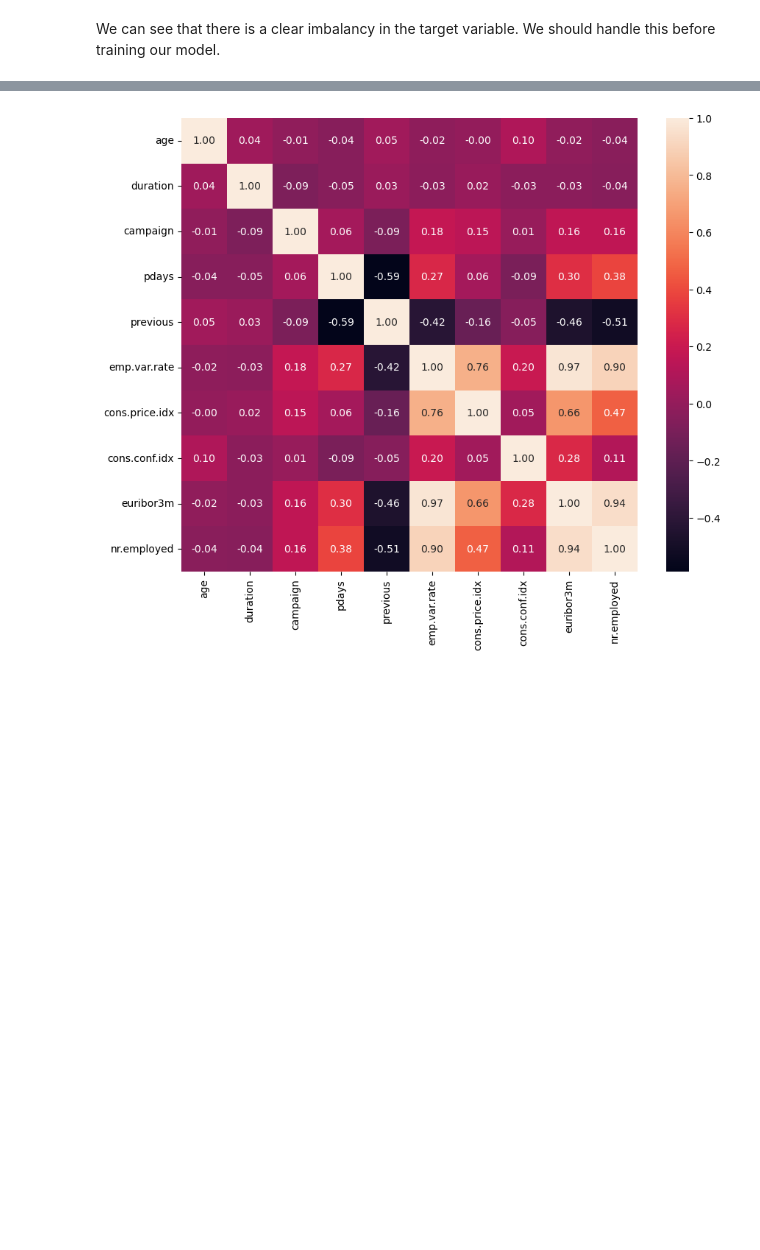
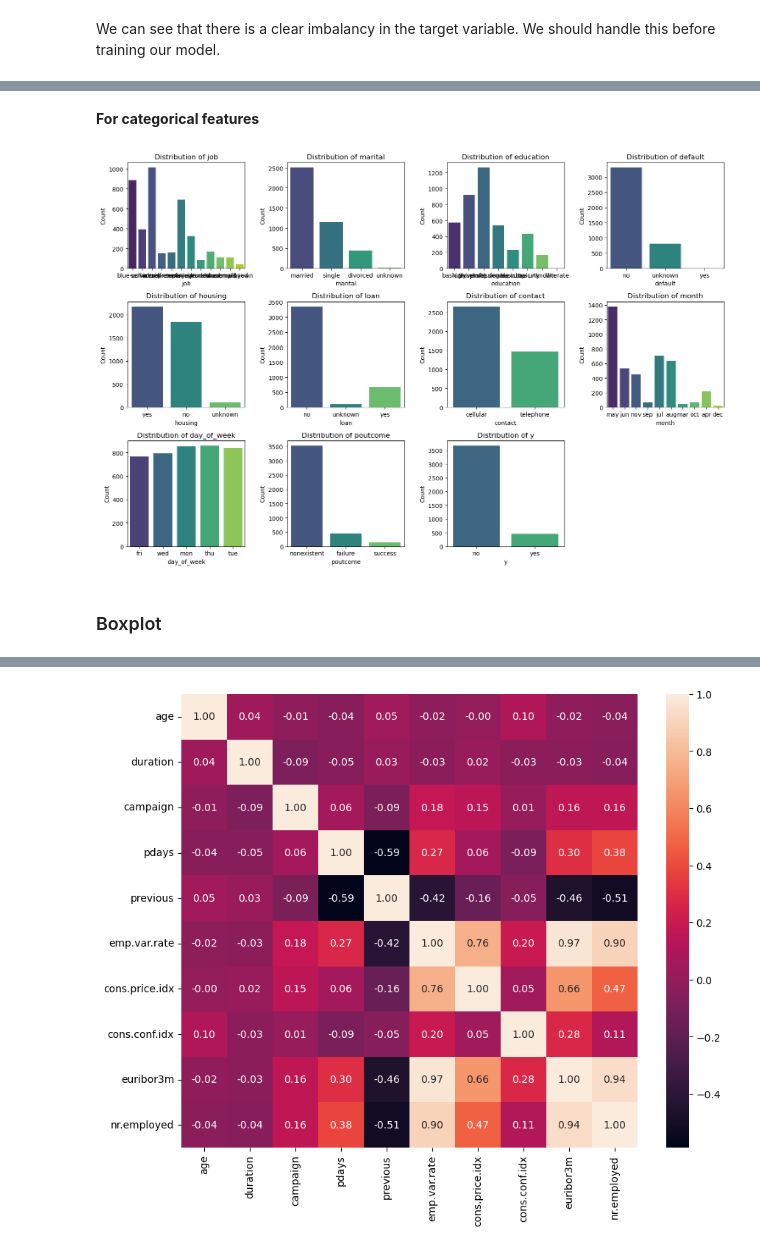
Before and after one commit to harunugurlu/bank-deposit-prediction, a Jupyter notebook: term_project.ipynb, the cells around one changed output, grey strips where cells are left out. Drawn from its saved outputs; the diff is of its cells as text; code cells hidden in the pictures; blank space fills up the shorter version.

```diff
--- a/term_project.ipynb
+++ b/term_project.ipynb
@@ -48,3 +69,6 @@ memory usage: 675.9+ KB
+# %%
+categorical_cols = ['job', 'marital', 'education', 'default', 'housing', 'loan', 'contact', 'month',
+                      'day_of_week', 'poutcome','y']
 # %%
 df.describe()
 # %% [output]
@@ -110,2 +138,22 @@ plt.show()
+# %% [markdown]
+__For categorical features__
+# %%
+# Set up the matplotlib figure
+plt.figure(figsize=(15, 10))
+
+# Loop through each categorical feature and create a bar chart
+for i, feature in enumerate(categorical_cols):
+    plt.subplot(3, 4, i+1)  # 3 rows, 4 columns layout
+    sns.countplot(x=feature, data=df, palette='viridis')
+    plt.title(f'Distribution of {feature}')
+    plt.xlabel(feature)
+    plt.ylabel('Count')
+
+plt.tight_layout()
+plt.show()
+# %% [output]
+[figure, added]
+# %% [markdown]
+### Boxplot
 # %%
 # Boxplots for numeric features by target variable
```
Also changed, not shown: parts of 46 cells of this notebook.
